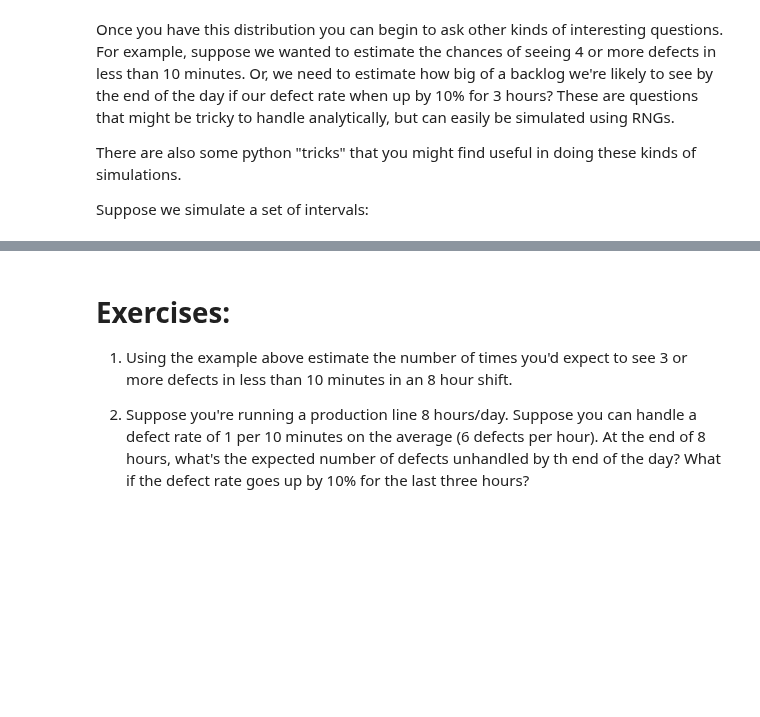
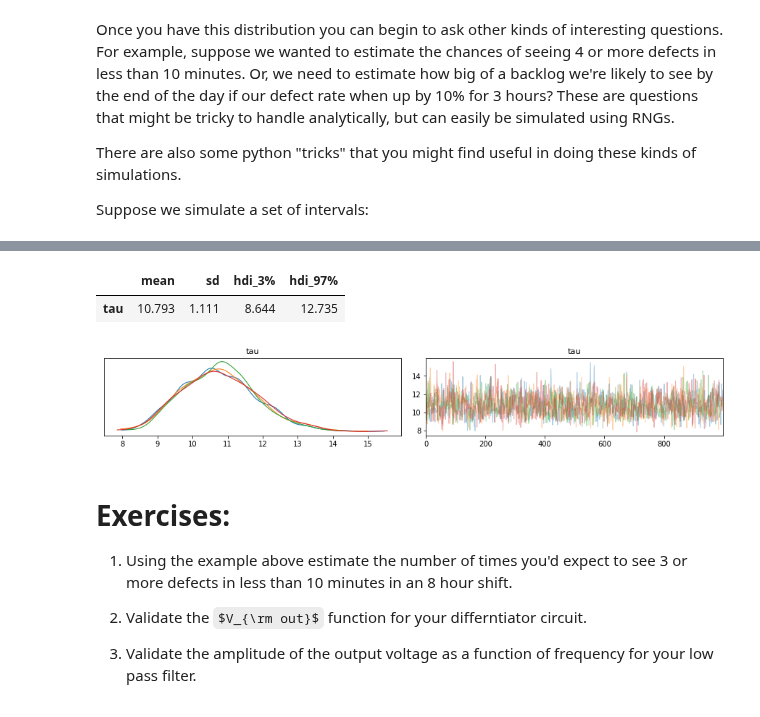
Before and after one commit to sspickle/instrumentation-projects, a Jupyter notebook: proj3/Modeling Distributions and RNGs.ipynb, the cells around one changed output, grey strips where cells are left out. Saved outputs shown, nothing was run; the diff lists cells and outputs as text; code cells hidden in the pictures; some formulas as TeX source; blank space fills up the shorter version.

Commit message:
add pymc3 to proj3

```diff
--- a/proj3/Modeling Distributions and RNGs.ipynb
+++ b/proj3/Modeling Distributions and RNGs.ipynb
@@ -205,0 +208,8 @@ Backlog: 1
+# %%
+import pymc3 as pm
+import arviz as az
+
+with pm.Model() as model:
+    tau = pm.Uniform('tau',lower=0,upper=100)             # set up a prior for tau, somewhere between 0 and 100
+    t_obs = pm.Exponential('t_obs',lam=1/tau, observed=t) # add the observed data
+    trace = pm.sample(1000, return_inferencedata=True)    # check the results
@@ -206,6 +223,15 @@ Backlog: 1
+# %%
+az.plot_trace(trace)
+az.summary(trace, kind="stats")
+# %% [output]
+|  | mean | sd | hdi_3% | hdi_97% |
+| tau | 10.793 | 1.111 | 8.644 | 12.735 |
+[figure, added]
 # %% [markdown]
 # Exercises:
 
 1) Using the example above estimate the number of times you'd expect to see 3 or more defects in less than 10 minutes in an 8 hour shift.
 
-2) Suppose you're running a production line 8 hours/day. Suppose you can handle a defect rate of 1 per 10 minutes on the average (6 defects per hour). At the end of 8 hours, what's the expected number of defects unhandled by th end of the day? What if the defect rate goes up by 10% for the last three hours?
+2) Validate the $V_{\rm out}$ function for your differntiator circuit.
+
+3) Validate the amplitude of the output voltage as a function of frequency for your low pass filter.
```
Also changed, not shown: parts of 10 cells of this notebook.
